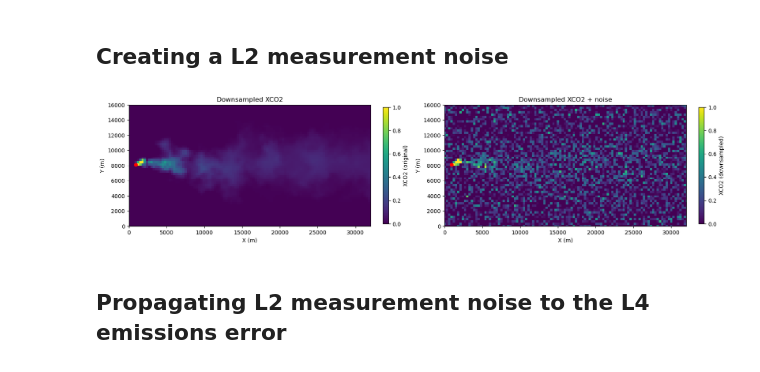
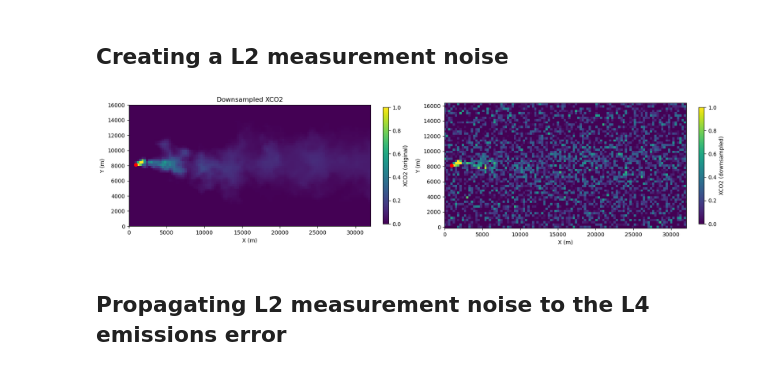
Before and after one commit to undomained/teds, a Jupyter notebook: examples/exp10.0_errors/l4_detection_and_errors.ipynb, the cells around one changed output. Cells and saved outputs as stored; diff of their text form; code cells hidden in the pictures.

```diff
--- a/examples/exp10.0_errors/l4_detection_and_errors.ipynb
+++ b/examples/exp10.0_errors/l4_detection_and_errors.ipynb
@@ -19,3 +21,21 @@ from joblib import Parallel, delayed
+# %%
+# Define the resolution of the instrument [meters]
+inst_fwhm_x=300
+inst_fwhm_y=300
+
+# Define the sampling of the instrument [meters]
+inst_dx=300
+inst_dy=300
+
+# Define noise of the instrument [ppb]
+noise_std=412*0.005
+
+# Define the generation of noise samples
+noise_seed = 100  # Seed for noise generation
+num_noise_samples = 1000  # Number of noise samples
+
+# define range of emission te be considered
+emission_levels = np.arange(1, 3, 0.1)
 # %% [markdown]
 ## Reading the MicroHH simulation
 # %%
@@ -48,8 +68,8 @@ print("Spatial resolution:", dx, dy)
 
 # Create meshgrid for original and resampled coordinates
 x_grid, y_grid = np.meshgrid(x, y)
-resampled_x = np.arange(x[0], x[-1], 300)
-resampled_y = np.arange(y[0], y[-1], 300)
+resampled_x = np.arange(x[0], x[-1], inst_dx)
+resampled_y = np.arange(y[0], y[-1], inst_dy)
 resampled_x_grid, resampled_y_grid = np.meshgrid(resampled_x, resampled_y)
 
 # Compute distances to the source location
@@ -73,8 +93,8 @@ Index of nearest point: (27, 3)
 config = {
     'kernel_parameter': {},
     'type': '2D Gaussian',
-    'fwhm_x': 300,
-    'fwhm_y': 300,
+    'fwhm_x': inst_fwhm_x,
+    'fwhm_y': inst_fwhm_y,
     'size_factor': 2
 }
 conv_config = getconvolutionparams(config, dx, dy)
@@ -140,33 +157,31 @@ noise = np.random.normal(0.0, noise_std, resampled_x_grid.shape + (num_noise_sam
 # %%
 # Plot downsampled and the one with noise  side by side
 fig, axes = plt.subplots(1, 2, figsize=(16, 6), constrained_layout=True)
 
 # High-resolution XCO2 plot
 axes[0].pcolormesh(resampled_x_grid, resampled_y_grid, plume_array[:, :, 0] * emission_strength, vmin=0, vmax=10, shading='auto')
 axes[0].scatter(nearest_source[0], nearest_source[1], color="red")
 axes[0].set_xlim(0, 32000)
 axes[0].set_ylim(0, 16000)
 axes[0].set_title('Downsampled XCO2')
 axes[0].set_xlabel('X (m)')
 axes[0].set_ylabel('Y (m)')
 axes[0].set_aspect("equal",adjustable="box")
 cbar1 = fig.colorbar(plt.cm.ScalarMappable(cmap='viridis'), ax=axes[0], shrink=0.5)
 cbar1.set_label('XCO2 (original)')
 
 # Downsampled XCO2 plot
 axes[1].pcolormesh(resampled_x_grid, resampled_y_grid, plume_array[:, :, 0] * emission_strength +noise[:,:,0], vmin=0, vmax=10, shading='auto')
 axes[1].scatter(nearest_source[0], nearest_source[1], color="red")
 axes[1].set_xlim(0, 32000)
-axes[1].set_ylim(0, 16000)
-axes[1].set_title('Downsampled XCO2 + noise')
 axes[1].set_xlabel('X (m)')
 axes[1].set_ylabel('Y (m)')
 axes[1].set_aspect("equal",adjustable="box")
 cbar2 = fig.colorbar(plt.cm.ScalarMappable(cmap='viridis'), ax=axes[1], shrink=0.5)
 cbar2.set_label('XCO2 (downsampled)')
 
 plt.show()
 # %% [output]
-[figure, old version]
+[figure, new version]
 # %%
 # Define emission levels and initialize probability array
```
Also changed, not shown: parts of 9 cells of this notebook.
